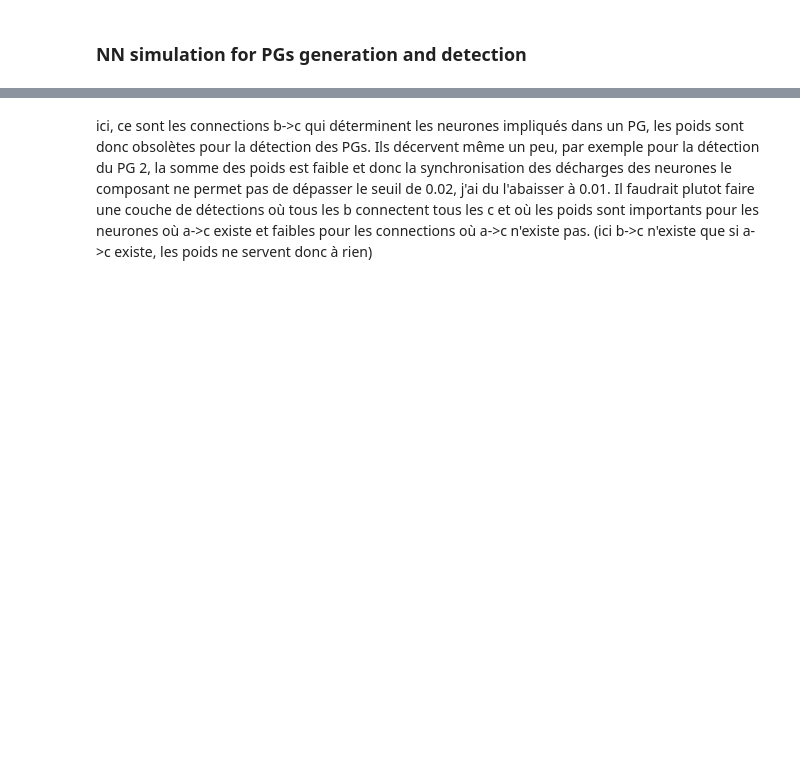
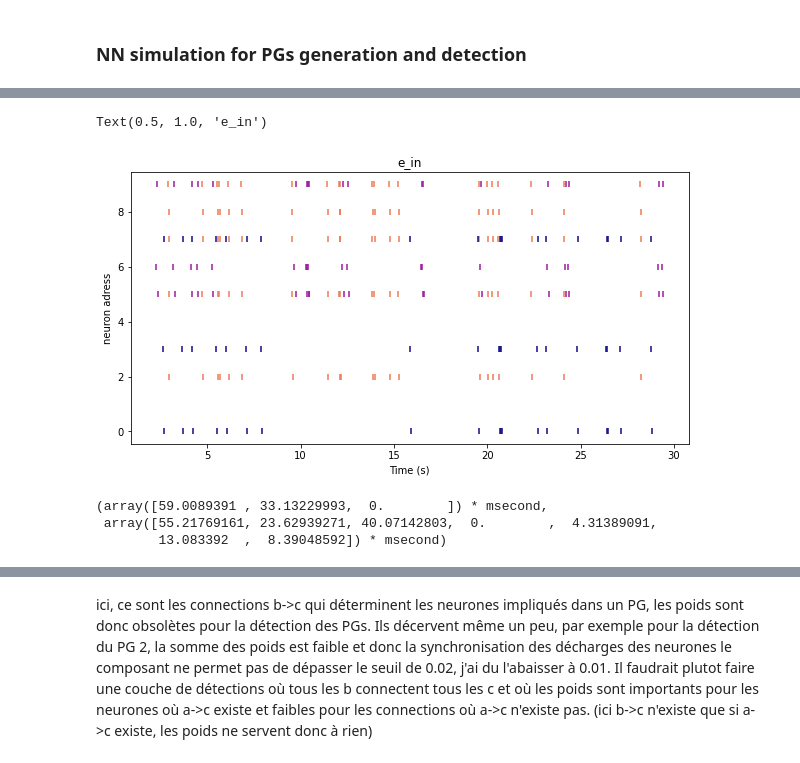
Before and after one commit to camillebesnainou/2022-01-10-polychrony, a Jupyter notebook: 2022-03-02-herewegoagain.ipynb, the cells around one changed output, grey strips where cells are left out. Cells and saved outputs as stored; diff of their text form; code cells hidden in the pictures; blank space fills up the shorter version.

```diff
--- a/2022-03-02-herewegoagain.ipynb
+++ b/2022-03-02-herewegoagain.ipynb
@@ -177,0 +202,14 @@ def visualise_connectivity(s): # ajouter les delays
+# %%
+raster_plot = plot_generator(PGs_pattern)
+xlabel('Time (s)')
+ylabel('neuron adress')
+title('e_in')
+# %% [output]
+Text(0.5, 1.0, 'e_in')
+[figure, added]
+# %%
+syn.delay[:,0], syn.delay[:,2]
+# %% [output]
+(array([59.0089391 , 33.13229993,  0.        ]) * msecond,
+ array([55.21769161, 23.62939271, 40.07142803,  0.        ,  4.31389091,
+        13.083392  ,  8.39048592]) * msecond)
```
Also changed, not shown: parts of 65 cells of this notebook.
